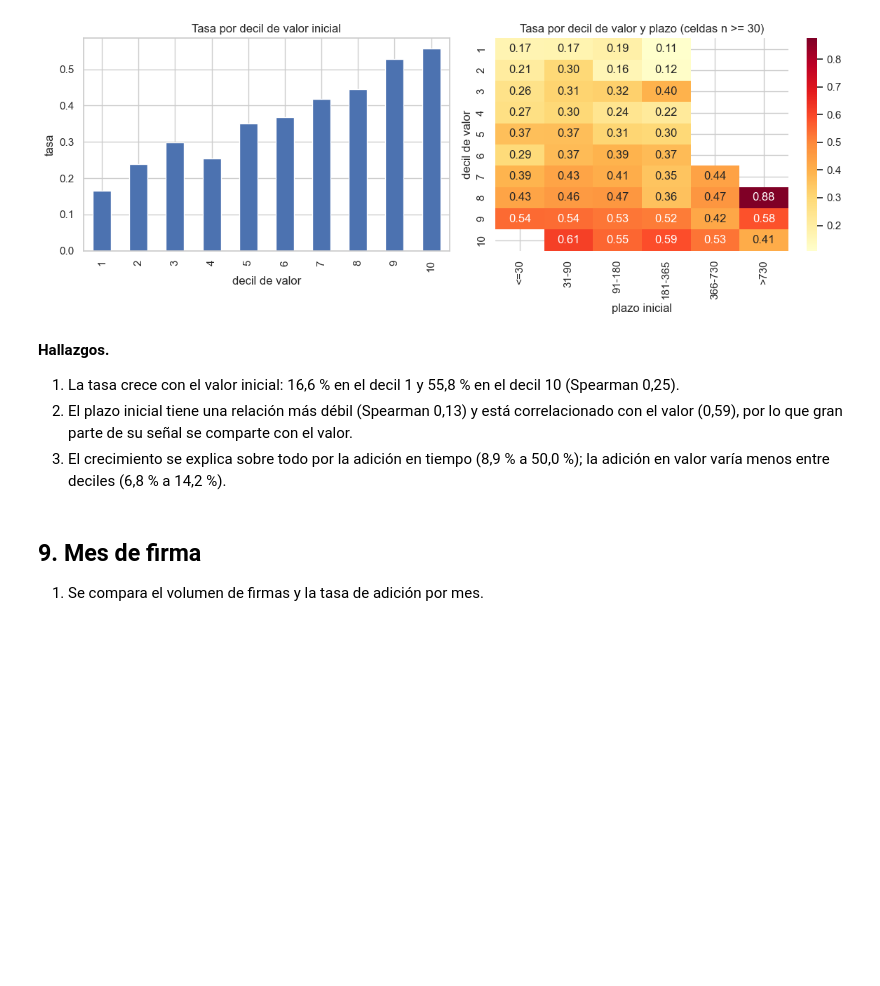
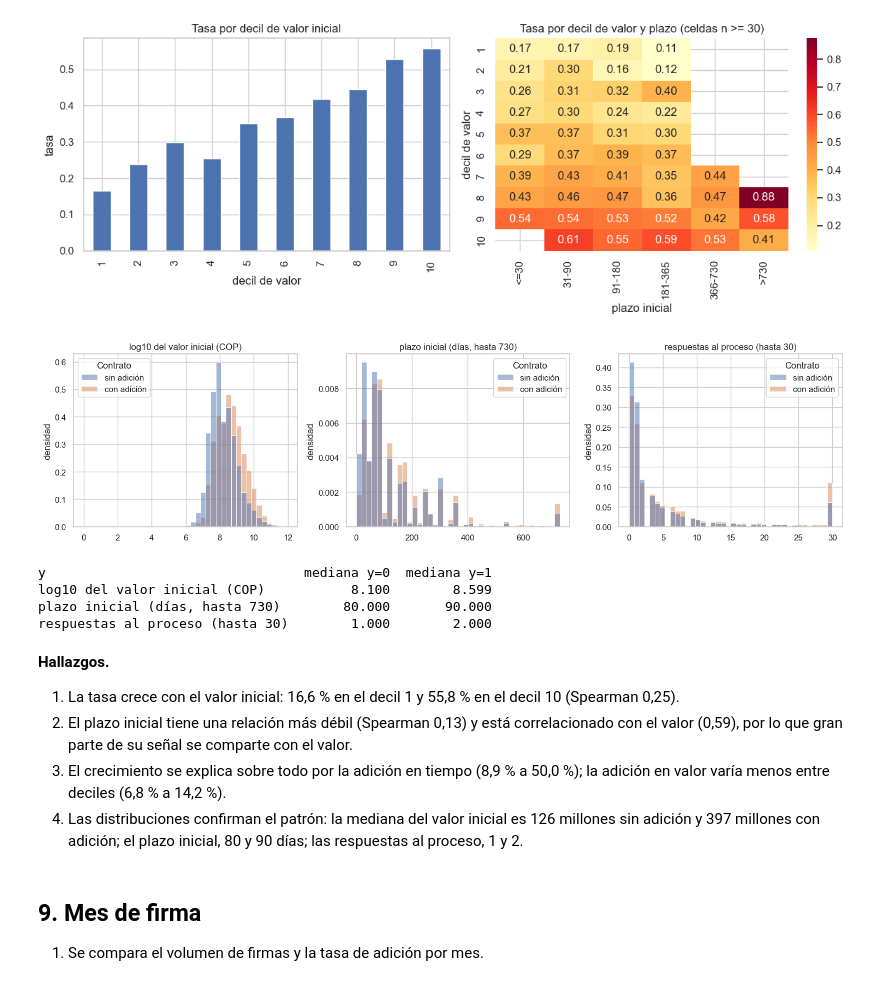
Before and after one commit to Zeal916/project_despliegue_soluciones, a Jupyter notebook: notebooks/01_eda_obra.ipynb, the cells around one changed output. Cells and saved outputs as stored; diff of their text form; code cells hidden in the pictures; blank space fills up the shorter version.

```diff
--- a/notebooks/01_eda_obra.ipynb
+++ b/notebooks/01_eda_obra.ipynb
@@ -645,12 +762,36 @@ decil_valor
 
 Spearman valor ~ y: 0.246 | plazo ~ y: 0.126 | valor ~ plazo: 0.588
 [figure]
+# %%
+distribuciones = {
+    "log10 del valor inicial (COP)": np.log10(df["valor_inicial"]),
+    "plazo inicial (días, hasta 730)": df["plazo_inicial"].clip(upper=730),
+    "respuestas al proceso (hasta 30)": numero(
+        df["respuestas_al_procedimiento"]).clip(upper=30),
+}
+fig, ax = plt.subplots(1, 3, figsize=(15, 4))
+for eje, (nombre, serie) in zip(ax, distribuciones.items()):
+    sns.histplot(x=serie, hue=df["y"].map({0: "sin adición",
+                                           1: "con adición"}).rename(
+                                               "Contrato"),
+                 stat="density", common_norm=False, bins=40, ax=eje)
+    eje.set(title=nombre, xlabel="", ylabel="densidad")
+guardar_figura("11_distribuciones")
+print(pd.DataFrame(distribuciones).groupby(df["y"]).median().T
+      .rename(columns={0: "mediana y=0", 1: "mediana y=1"}).to_string())
+# %% [output]
+[figure, added]
+y                                 mediana y=0  mediana y=1
+log10 del valor inicial (COP)           8.100        8.599
+plazo inicial (días, hasta 730)        80.000       90.000
+respuestas al proceso (hasta 30)        1.000        2.000
 # %% [markdown]
 **Hallazgos.**
 
 1. La tasa crece con el valor inicial: 16,6 % en el decil 1 y 55,8 % en el decil 10 (Spearman 0,25).
 2. El plazo inicial tiene una relación más débil (Spearman 0,13) y está correlacionado con el valor (0,59), por lo que gran parte de su señal se comparte con el valor.
 3. El crecimiento se explica sobre todo por la adición en tiempo (8,9 % a 50,0 %); la adición en valor varía menos entre deciles (6,8 % a 14,2 %).
+4. Las distribuciones confirman el patrón: la mediana del valor inicial es 126 millones sin adición y 397 millones con adición; el plazo inicial, 80 y 90 días; las respuestas al proceso, 1 y 2.
 # %% [markdown]
 ## 9. Mes de firma
 
```
Also changed, not shown: parts of 21 cells of this notebook, 9 other files.
